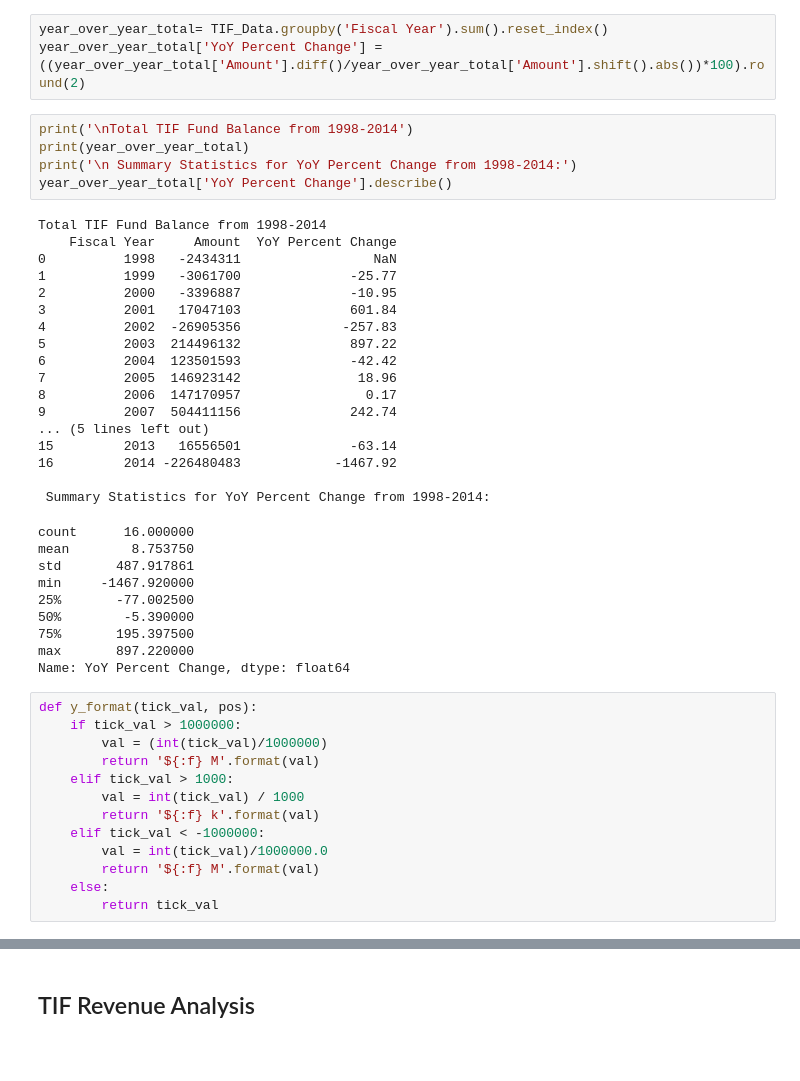
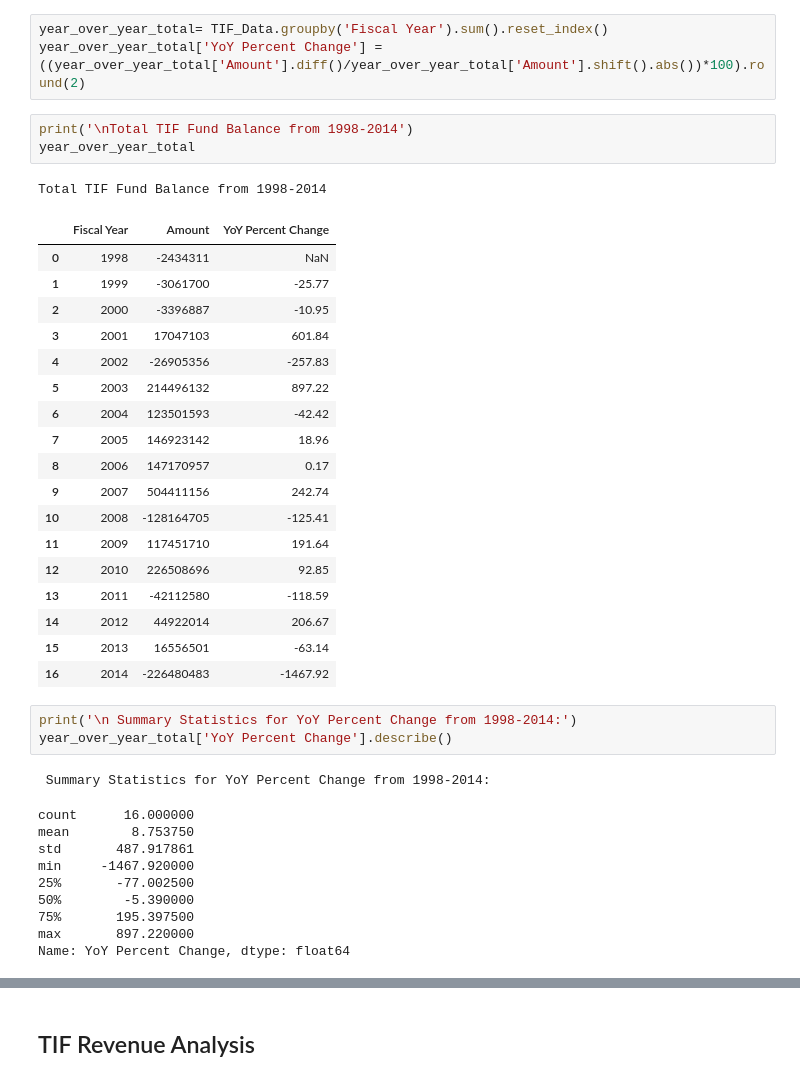
Before and after one commit to maryiamsaif/Chicago-TIF-Analysis, a Jupyter notebook: Chicago TIF Analysis.ipynb, the cells around one changed output, grey strips where cells are left out. Cells and saved outputs as stored; diff of their text form; blank space fills up the shorter version.

```diff
--- a/Chicago TIF Analysis.ipynb
+++ b/Chicago TIF Analysis.ipynb
@@ -78,28 +99,33 @@ From the chart depicted below, over the span of 16 years, the change in TIF Fund
 # %%
 year_over_year_total= TIF_Data.groupby('Fiscal Year').sum().reset_index()
 year_over_year_total['YoY Percent Change'] =((year_over_year_total['Amount'].diff()/year_over_year_total['Amount'].shift().abs())*100).round(2)
+# %%
+print('\nTotal TIF Fund Balance from 1998-2014')
+year_over_year_total
+# %% [output]
+Total TIF Fund Balance from 1998-2014
+|  | Fiscal Year | Amount | YoY Percent Change |
+| 0 | 1998 | -2434311 | NaN |
+| 1 | 1999 | -3061700 | -25.77 |
+| 2 | 2000 | -3396887 | -10.95 |
+| 3 | 2001 | 17047103 | 601.84 |
+| 4 | 2002 | -26905356 | -257.83 |
+| 5 | 2003 | 214496132 | 897.22 |
+| 6 | 2004 | 123501593 | -42.42 |
+| 7 | 2005 | 146923142 | 18.96 |
+| 8 | 2006 | 147170957 | 0.17 |
+| 9 | 2007 | 504411156 | 242.74 |
+| 10 | 2008 | -128164705 | -125.41 |
+| 11 | 2009 | 117451710 | 191.64 |
+| 12 | 2010 | 226508696 | 92.85 |
+| 13 | 2011 | -42112580 | -118.59 |
+| 14 | 2012 | 44922014 | 206.67 |
+| 15 | 2013 | 16556501 | -63.14 |
+| 16 | 2014 | -226480483 | -1467.92 |
 # %%
-print('\nTotal TIF Fund Balance from 1998-2014')
-print(year_over_year_total)
 print('\n Summary Statistics for YoY Percent Change from 1998-2014:')
 year_over_year_total['YoY Percent Change'].describe()
 # %% [output]
-Total TIF Fund Balance from 1998-2014
-    Fiscal Year     Amount  YoY Percent Change
-0          1998   -2434311                 NaN
-1          1999   -3061700              -25.77
-2          2000   -3396887              -10.95
-3          2001   17047103              601.84
-4          2002  -26905356             -257.83
-5          2003  214496132              897.22
-6          2004  123501593              -42.42
-7          2005  146923142               18.96
-8          2006  147170957                0.17
-9          2007  504411156              242.74
-... (5 lines left out)
-15         2013   16556501              -63.14
-16         2014 -226480483            -1467.92
-
  Summary Statistics for YoY Percent Change from 1998-2014:
 count      16.000000
 mean        8.753750
@@ -110,16 +136,3 @@ min     -1467.920000
 75%       195.397500
 max       897.220000
 Name: YoY Percent Change, dtype: float64
-# %%
-def y_format(tick_val, pos):
-    if tick_val > 1000000:
-        val = (int(tick_val)/1000000)
-        return '${:f} M'.format(val)
-    elif tick_val > 1000:
-        val = int(tick_val) / 1000
-        return '${:f} k'.format(val)
-    elif tick_val < -1000000:
-        val = int(tick_val)/1000000.0
-        return '${:f} M'.format(val)
-    else:
-        return tick_val
```
Also changed, not shown: parts of 11 cells of this notebook.
